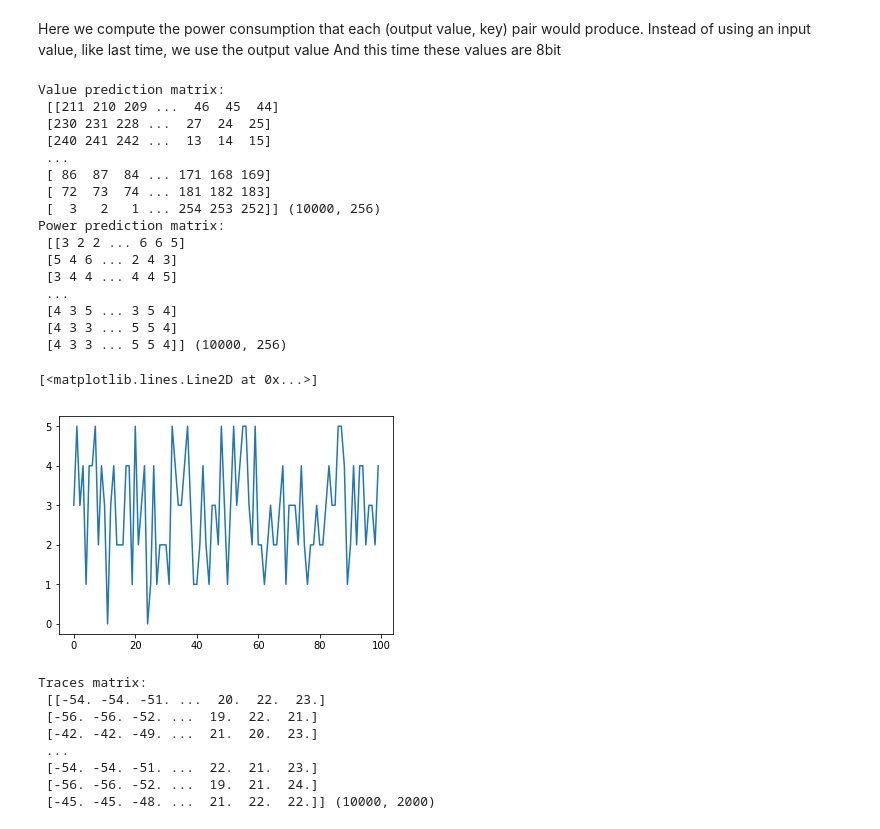
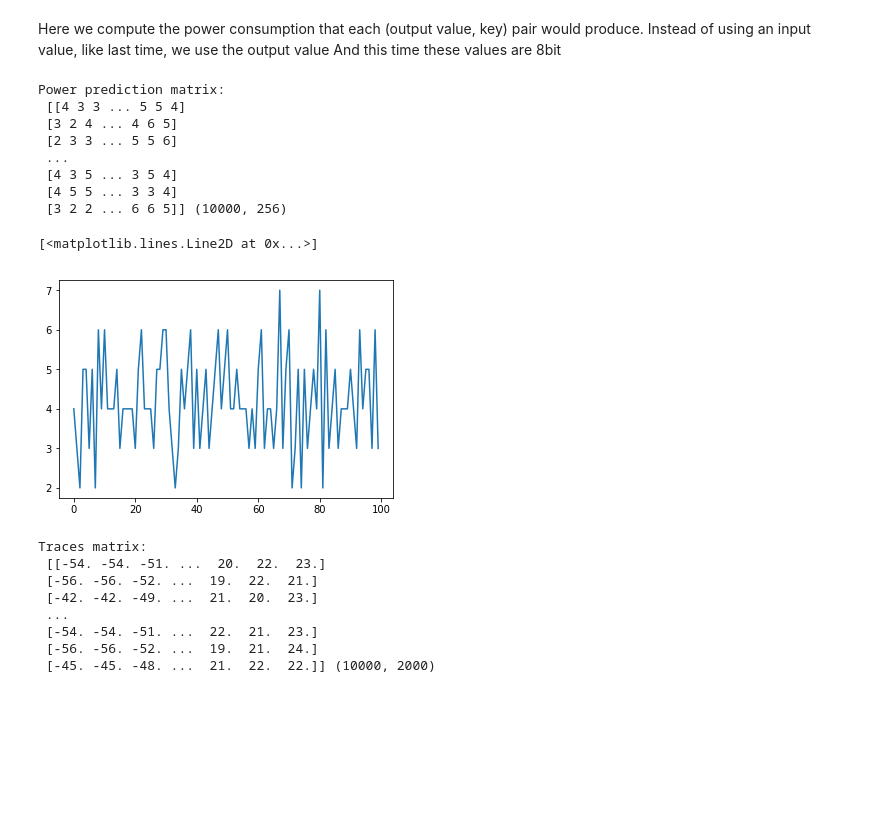
Before and after one commit to nvandrueten/HS_SCA2, a Jupyter notebook: part1/hs2_part1.ipynb, the cells around one changed output. Saved outputs shown, nothing was run; the diff lists cells and outputs as text; code cells hidden in the pictures; blank space fills up the shorter version.

```diff
--- a/part1/hs2_part1.ipynb
+++ b/part1/hs2_part1.ipynb
@@ -166,35 +151,22 @@ plt.show()
 Here we compute the power consumption that each (output value, key) pair would produce.
 Instead of using an input value, like last time, we use the output value And this time these values are 8bit
 # %%
-# Computing value prediction matrix
-val_pred_matrix = construct_val_pred_matrix(_in, 8)
-print("Value prediction matrix: \n {} {}".format(val_pred_matrix, val_pred_matrix.shape))
-
-
 # Computing power prediction matrix
-pow_pred_matrix = construct_pow_pred_matrix(val_pred_matrix, od, 8)
+pow_pred_matrix = construct_pow_pred_matrix(_in, od, 8)
 print("Power prediction matrix: \n {} {}".format(pow_pred_matrix, pow_pred_matrix.shape))
 
 plt.plot(pow_pred_matrix[:100,0]) #first 100 input power for the first key (0)
 # %% [output]
-Value prediction matrix:
- [[211 210 209 ...  46  45  44]
- [230 231 228 ...  27  24  25]
- [240 241 242 ...  13  14  15]
- ...
- [ 86  87  84 ... 171 168 169]
- [ 72  73  74 ... 181 182 183]
- [  3   2   1 ... 254 253 252]] (10000, 256)
 Power prediction matrix:
- [[3 2 2 ... 6 6 5]
- [5 4 6 ... 2 4 3]
- [3 4 4 ... 4 4 5]
+ [[4 3 3 ... 5 5 4]
+ [3 2 4 ... 4 6 5]
+ [2 3 3 ... 5 5 6]
  ...
  [4 3 5 ... 3 5 4]
- [4 3 3 ... 5 5 4]
- [4 3 3 ... 5 5 4]] (10000, 256)
+ [4 5 5 ... 3 3 4]
+ [3 2 2 ... 6 6 5]] (10000, 256)
 [<matplotlib.lines.Line2D at 0x...>]
-[figure, old version]
+[figure, new version]
 # %%
 # Opens "traces.mat" file.
 trace_file = loadmat('hardware_traces.mat')
```
Also changed, not shown: parts of 8 cells of this notebook.
